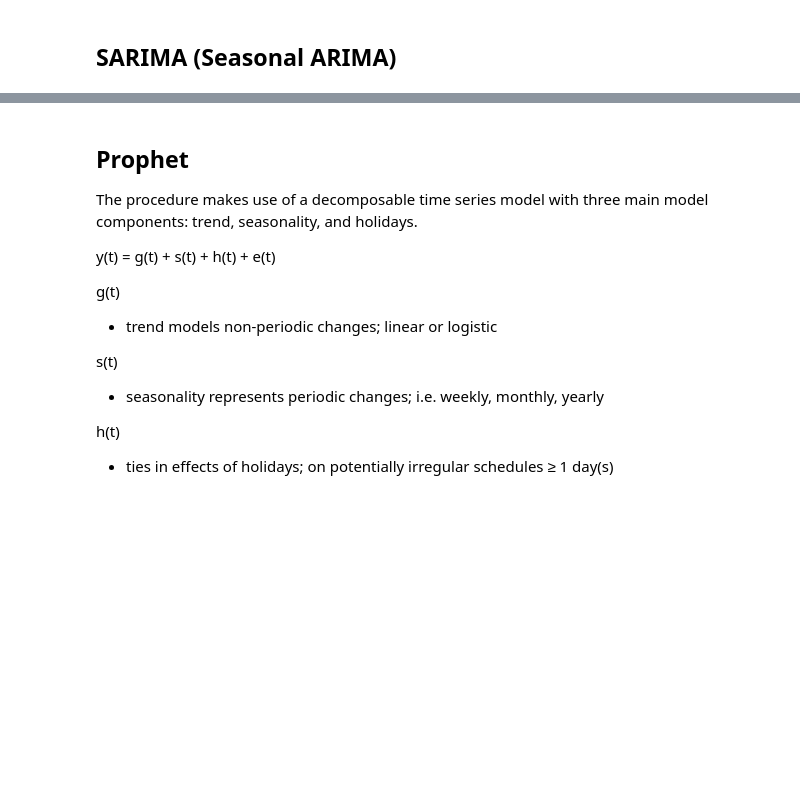
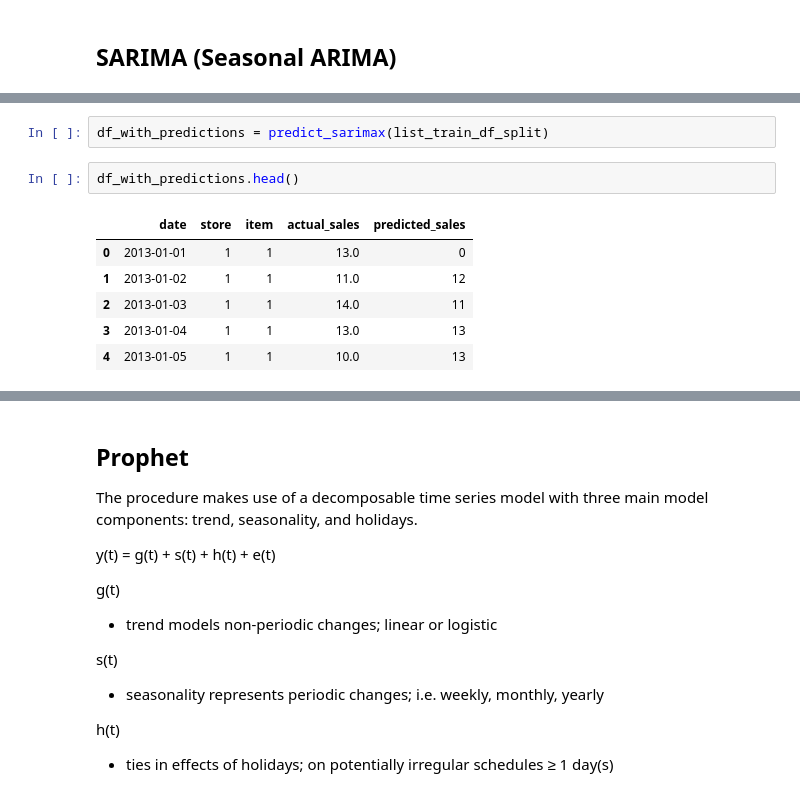
Before and after one commit to casperdamen123/data_science_projects_dip, a Jupyter notebook: notebooks/time_series_forecast_demand_modelling.ipynb, the cells around one changed output, grey strips where cells are left out. Cells and saved outputs as stored; diff of their text form; blank space fills up the shorter version.

```diff
--- a/notebooks/time_series_forecast_demand_modelling.ipynb
+++ b/notebooks/time_series_forecast_demand_modelling.ipynb
@@ -155 +166,12 @@ y_diff_pred = (sarimax_diff_fitted
+# %%
+df_with_predictions = predict_sarimax(list_train_df_split)
+# %%
+df_with_predictions.head()
+# %% [output]
+|  | date | store | item | actual_sales | predicted_sales |
+| 0 | 2013-01-01 | 1 | 1 | 13.0 | 0 |
+| 1 | 2013-01-02 | 1 | 1 | 11.0 | 12 |
+| 2 | 2013-01-03 | 1 | 1 | 14.0 | 11 |
+| 3 | 2013-01-04 | 1 | 1 | 13.0 | 13 |
+| 4 | 2013-01-05 | 1 | 1 | 10.0 | 13 |
 # %%
```
Also changed, not shown: parts of 37 cells of this notebook, 1 other file.
